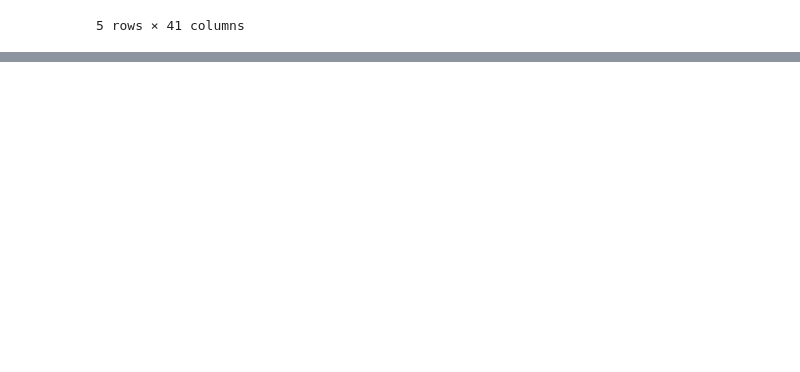
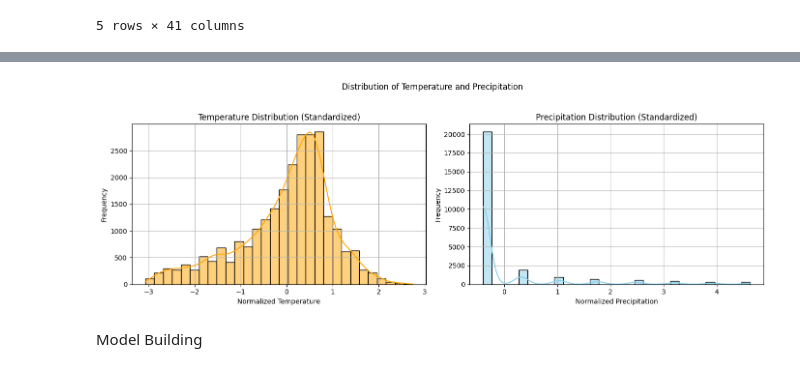
Before and after one commit to Emilosaurus/PMA-internship, a Jupyter notebook: Code.ipynb, the cells around one changed output, grey strips where cells are left out. Saved outputs shown, nothing was run; the diff lists cells and outputs as text; code cells hidden in the pictures; blank space fills up the shorter version.

```diff
--- a/Code.ipynb
+++ b/Code.ipynb
@@ -81,0 +130,29 @@ Normalized Data (first 10 rows):
+# %%
+import matplotlib.pyplot as plt
+import seaborn as sns
+
+# Create a 1x2 subplot
+fig, axes = plt.subplots(1, 2, figsize=(14, 5))
+
+# Temperature distribution
+sns.histplot(df_scaled['temperature_celsius'], bins=30, kde=True, color='orange', ax=axes[0])
+axes[0].set_title("Temperature Distribution (Standardized)")
+axes[0].set_xlabel("Normalized Temperature")
+axes[0].set_ylabel("Frequency")
+axes[0].grid(True)
+
+# Precipitation distribution
+sns.histplot(df_scaled['precip_mm'], bins=30, kde=True, color='skyblue', ax=axes[1])
+axes[1].set_title("Precipitation Distribution (Standardized)")
+axes[1].set_xlabel("Normalized Precipitation")
+axes[1].set_ylabel("Frequency")
+axes[1].grid(True)
+
+# Overall layout
+plt.suptitle("Distribution of Temperature and Precipitation")
+plt.tight_layout(rect=[0, 0.03, 1, 0.95])
+plt.show()
+# %% [output]
+[figure, added]
+# %% [markdown]
+Model Building
```
Also changed, not shown: parts of 11 cells of this notebook.
